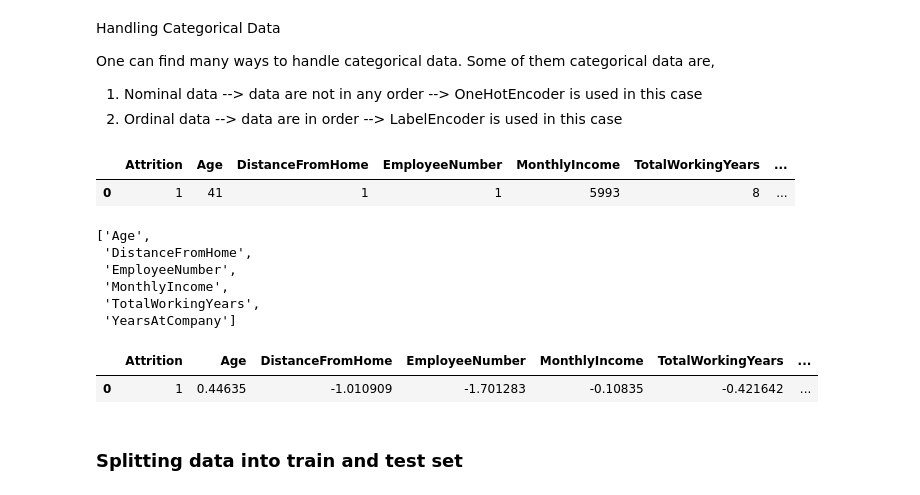
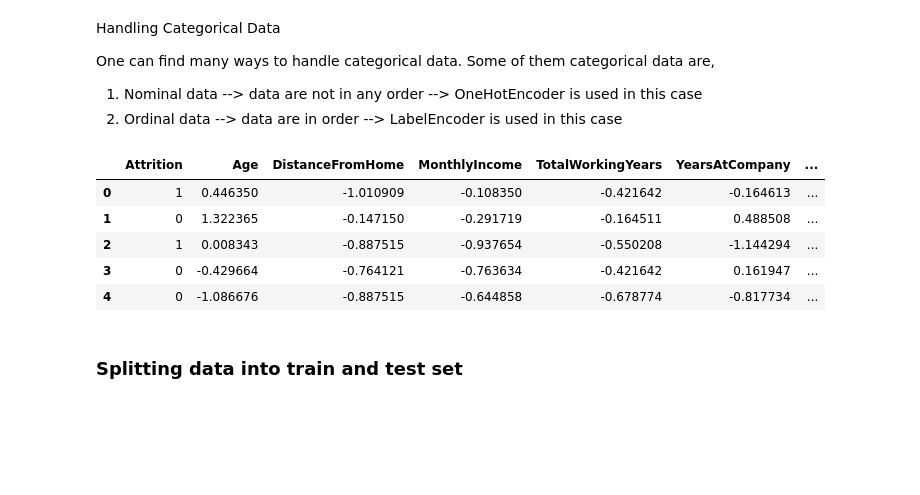
Before and after one commit to 24akhil/employee-churn-notebook, a Jupyter notebook: Employee_attrition_prediction.ipynb, the cells around one changed output. Drawn from its saved outputs; the diff is of its cells as text; code cells hidden in the pictures; blank space fills up the shorter version.

```diff
--- a/Employee_attrition_prediction.ipynb
+++ b/Employee_attrition_prediction.ipynb
@@ -10,8 +29,7 @@ import matplotlib.pyplot as plt
 
 pd.pandas.set_option('display.max_columns',None)
 # %%
-# data = pd.read_excel("/Users/home/Desktop/Datasets/Datasets/new_attrition_case_study.xlsx",sheet_name ="Employee-Attrition")
-data = pd.read_csv("Attrition Case Study.csv")
+data = pd.read_excel("/Users/home/Desktop/Datasets/Datasets/new_attrition_case_study.xlsx",sheet_name ="Employee-Attrition")
 # %%
 data.head()
 # %% [output]
@@ -308,14 +329,9 @@ dataset =pd.get_dummies(data,columns =feature_to_handle,drop_first=True)
 # %%
-dataset.head(1)
+dataset.head()
 # %% [output]
-|  | Attrition | Age | DistanceFromHome | EmployeeNumber | MonthlyIncome | TotalWorkingYears | ... |
-| 0 | 1 | 41 | 1 | 1 | 5993 | 8 | ... |
+|  | Attrition | Age | DistanceFromHome | MonthlyIncome | TotalWorkingYears | YearsAtCompany | ... |
+| 0 | 1 | 0.446350 | -1.010909 | -0.108350 | -0.421642 | -0.164613 | ... |
+| 1 | 0 | 1.322365 | -0.147150 | -0.291719 | -0.164511 | 0.488508 | ... |
+| 2 | 1 | 0.008343 | -0.887515 | -0.937654 | -0.550208 | -1.144294 | ... |
+| 3 | 0 | -0.429664 | -0.764121 | -0.763634 | -0.421642 | 0.161947 | ... |
+| 4 | 0 | -1.086676 | -0.887515 | -0.644858 | -0.678774 | -0.817734 | ... |
-# %%
-columns_to_scale
-# %% [output]
-['Age',
- 'DistanceFromHome',
- 'EmployeeNumber',
- 'MonthlyIncome',
- 'TotalWorkingYears',
- 'YearsAtCompany']
@@ -328,8 +338,3 @@ dataset[columns_to_scale] = sc.fit_transform(dataset[columns_to_scale])
-# %%
-dataset.head(1)
-# %% [output]
-|  | Attrition | Age | DistanceFromHome | EmployeeNumber | MonthlyIncome | TotalWorkingYears | ... |
-| 0 | 1 | 0.44635 | -1.010909 | -1.701283 | -0.10835 | -0.421642 | ... |
 # %%
 X = dataset.drop(['Attrition'],axis=1)
 Y = dataset['Attrition']
```
Also changed, not shown: parts of 46 cells of this notebook, 2 other files.
